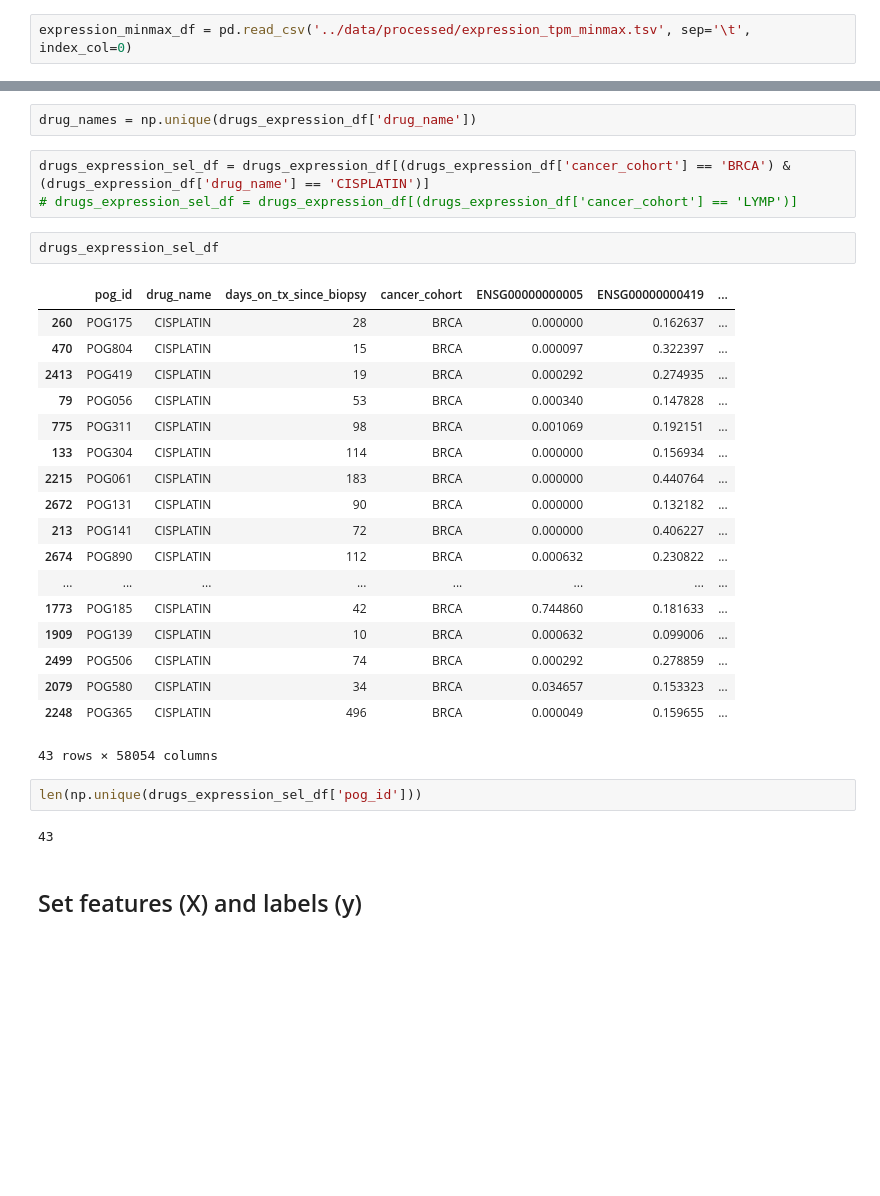
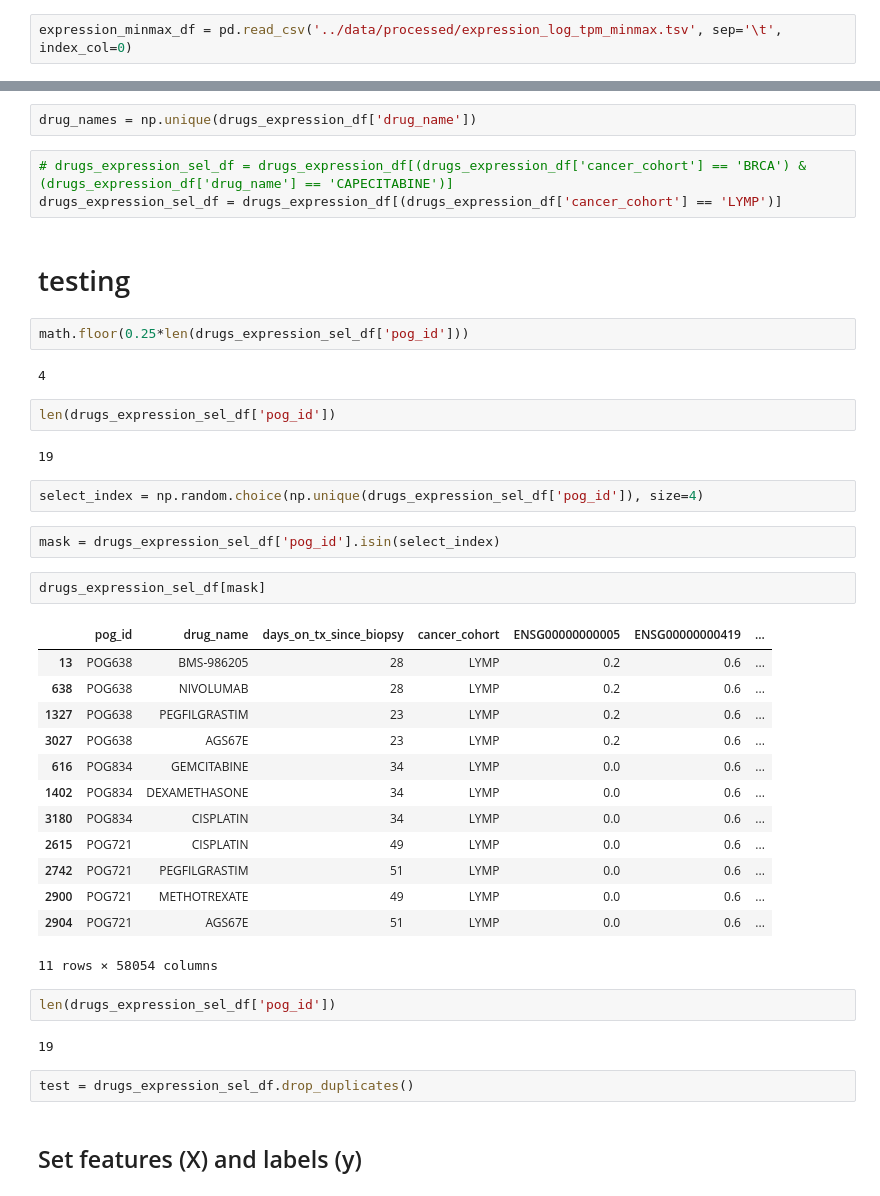
Before and after one commit to emreerhan/expression_analysis, a Jupyter notebook: notebooks/5-svm-rfe.ipynb, the cells around one changed output, grey strips where cells are left out. Drawn from its saved outputs; the diff is of its cells as text; blank space fills up the shorter version.

Commit message:
Add testing of manual train test split using pog id

```diff
--- a/notebooks/5-svm-rfe.ipynb
+++ b/notebooks/5-svm-rfe.ipynb
@@ -6,7 +6,7 @@ import numpy as np
 import math
 from matplotlib import pyplot as plt
 # %%
-expression_minmax_df = pd.read_csv('../data/processed/expression_tpm_minmax.tsv', sep='\t', index_col=0)
+expression_minmax_df = pd.read_csv('../data/processed/expression_log_tpm_minmax.tsv', sep='\t', index_col=0)
 # %%
 expression_minmax_df = expression_minmax_df.set_index('pog_id')
 # %%
@@ -31,33 +31,44 @@ cancer_types = np.unique(drugs_expression_df['cancer_cohort'])
 # %%
 drug_names = np.unique(drugs_expression_df['drug_name'])
 # %%
-drugs_expression_sel_df = drugs_expression_df[(drugs_expression_df['cancer_cohort'] == 'BRCA') & (drugs_expression_df['drug_name'] == 'CISPLATIN')]
-# drugs_expression_sel_df = drugs_expression_df[(drugs_expression_df['cancer_cohort'] == 'LYMP')]
+# drugs_expression_sel_df = drugs_expression_df[(drugs_expression_df['cancer_cohort'] == 'BRCA') & (drugs_expression_df['drug_name'] == 'CAPECITABINE')]
+drugs_expression_sel_df = drugs_expression_df[(drugs_expression_df['cancer_cohort'] == 'LYMP')]
+# %% [markdown]
+# testing
+# %%
+math.floor(0.25*len(drugs_expression_sel_df['pog_id']))
+# %% [output]
+4
+# %%
+len(drugs_expression_sel_df['pog_id'])
+# %% [output]
+19
+# %%
+select_index = np.random.choice(np.unique(drugs_expression_sel_df['pog_id']), size=4)
+# %%
+mask = drugs_expression_sel_df['pog_id'].isin(select_index)
 # %%
-drugs_expression_sel_df
+drugs_expression_sel_df[mask]
 # %% [output]
 |  | pog_id | drug_name | days_on_tx_since_biopsy | cancer_cohort | ENSG00000000005 | ENSG00000000419 | ... |
-| 260 | POG175 | CISPLATIN | 28 | BRCA | 0.000000 | 0.162637 | ... |
-| 470 | POG804 | CISPLATIN | 15 | BRCA | 0.000097 | 0.322397 | ... |
-| 2413 | POG419 | CISPLATIN | 19 | BRCA | 0.000292 | 0.274935 | ... |
-| 79 | POG056 | CISPLATIN | 53 | BRCA | 0.000340 | 0.147828 | ... |
-| 775 | POG311 | CISPLATIN | 98 | BRCA | 0.001069 | 0.192151 | ... |
-| 133 | POG304 | CISPLATIN | 114 | BRCA | 0.000000 | 0.156934 | ... |
-| 2215 | POG061 | CISPLATIN | 183 | BRCA | 0.000000 | 0.440764 | ... |
-| 2672 | POG131 | CISPLATIN | 90 | BRCA | 0.000000 | 0.132182 | ... |
-| 213 | POG141 | CISPLATIN | 72 | BRCA | 0.000000 | 0.406227 | ... |
-| 2674 | POG890 | CISPLATIN | 112 | BRCA | 0.000632 | 0.230822 | ... |
-| ... | ... | ... | ... | ... | ... | ... | ... |
-| 1773 | POG185 | CISPLATIN | 42 | BRCA | 0.744860 | 0.181633 | ... |
-| 1909 | POG139 | CISPLATIN | 10 | BRCA | 0.000632 | 0.099006 | ... |
-| 2499 | POG506 | CISPLATIN | 74 | BRCA | 0.000292 | 0.278859 | ... |
-| 2079 | POG580 | CISPLATIN | 34 | BRCA | 0.034657 | 0.153323 | ... |
-| 2248 | POG365 | CISPLATIN | 496 | BRCA | 0.000049 | 0.159655 | ... |
+| 13 | POG638 | BMS-986205 | 28 | LYMP | 0.2 | 0.6 | ... |
+| 638 | POG638 | NIVOLUMAB | 28 | LYMP | 0.2 | 0.6 | ... |
+| 1327 | POG638 | PEGFILGRASTIM | 23 | LYMP | 0.2 | 0.6 | ... |
+| 3027 | POG638 | AGS67E | 23 | LYMP | 0.2 | 0.6 | ... |
+| 616 | POG834 | GEMCITABINE | 34 | LYMP | 0.0 | 0.6 | ... |
+| 1402 | POG834 | DEXAMETHASONE | 34 | LYMP | 0.0 | 0.6 | ... |
+| 3180 | POG834 | CISPLATIN | 34 | LYMP | 0.0 | 0.6 | ... |
+| 2615 | POG721 | CISPLATIN | 49 | LYMP | 0.0 | 0.6 | ... |
+| 2742 | POG721 | PEGFILGRASTIM | 51 | LYMP | 0.0 | 0.6 | ... |
+| 2900 | POG721 | METHOTREXATE | 49 | LYMP | 0.0 | 0.6 | ... |
+| 2904 | POG721 | AGS67E | 51 | LYMP | 0.0 | 0.6 | ... |
-43 rows × 58054 columns
+11 rows × 58054 columns
 # %%
-len(np.unique(drugs_expression_sel_df['pog_id']))
+len(drugs_expression_sel_df['pog_id'])
 # %% [output]
-43
+19
+# %%
+test = drugs_expression_sel_df.drop_duplicates()
 # %% [markdown]
 ## Set features (X) and labels (y)
 # %%
```
Also changed, not shown: parts of 2 cells of this notebook.
